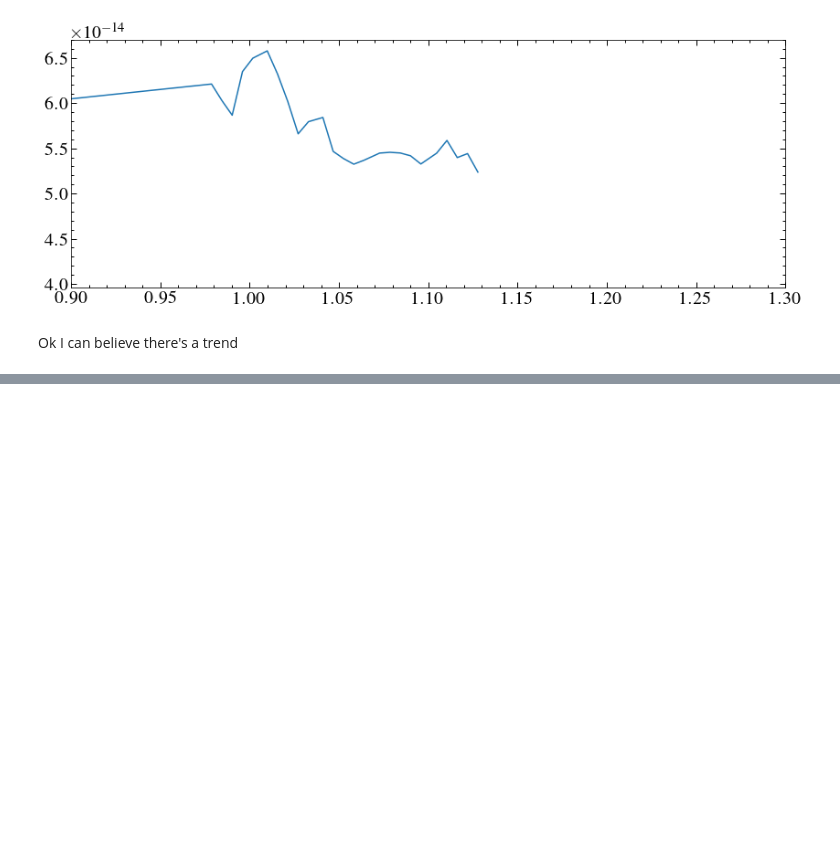
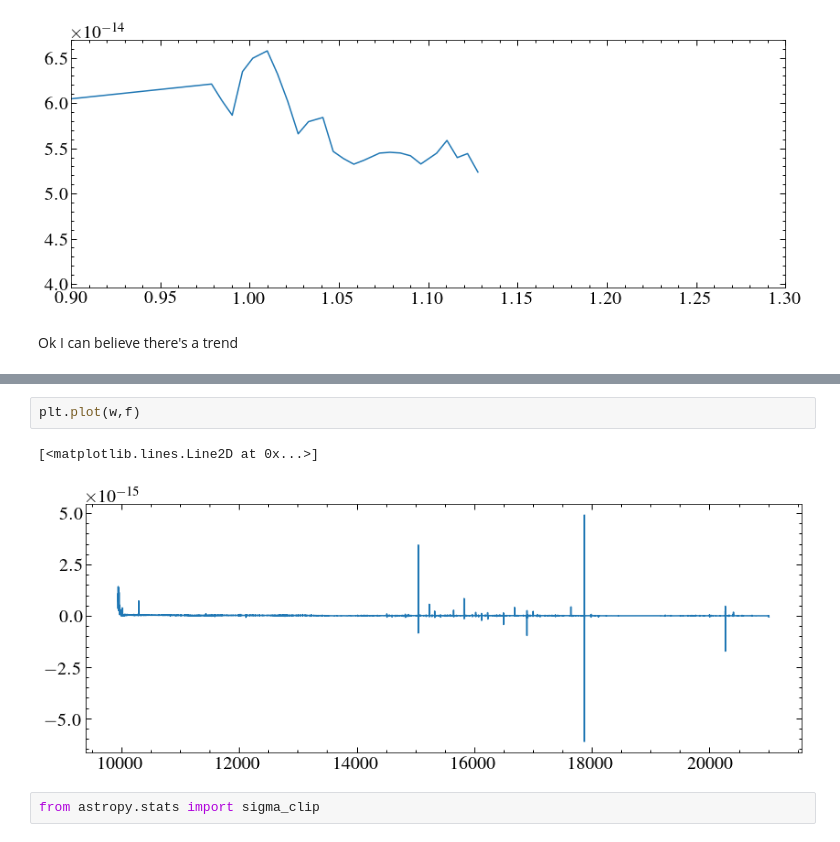
Before and after one commit to davidjwilson/wd-bd, a Jupyter notebook: nir.ipynb, the cells around one changed output, grey strips where cells are left out. Cells and saved outputs as stored; diff of their text form; blank space fills up the shorter version.

```diff
--- a/nir.ipynb
+++ b/nir.ipynb
@@ -128,0 +144,7 @@ Ok I can believe there's a trend
+# %%
+plt.plot(w,f)
+# %% [output]
+[<matplotlib.lines.Line2D at 0x...>]
+[figure, added]
+# %%
+from astropy.stats import sigma_clip
```
Also changed, not shown: parts of 10 cells of this notebook, 2 other files.
